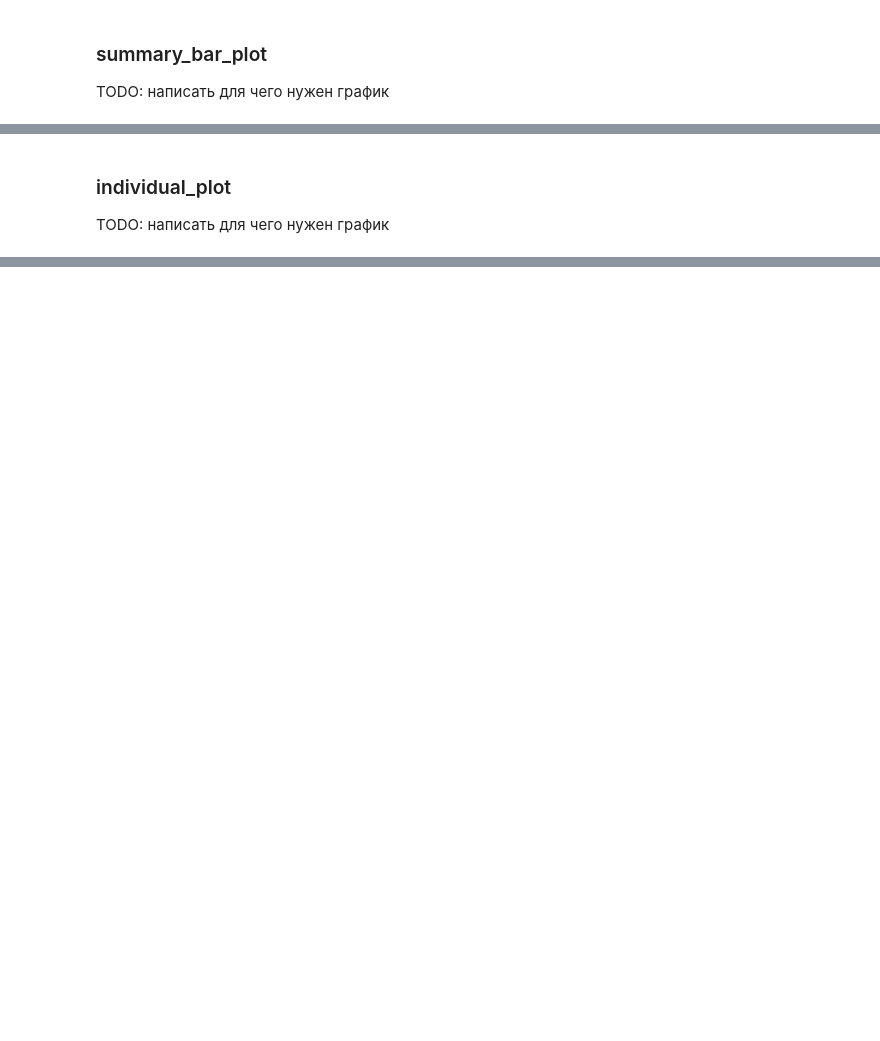
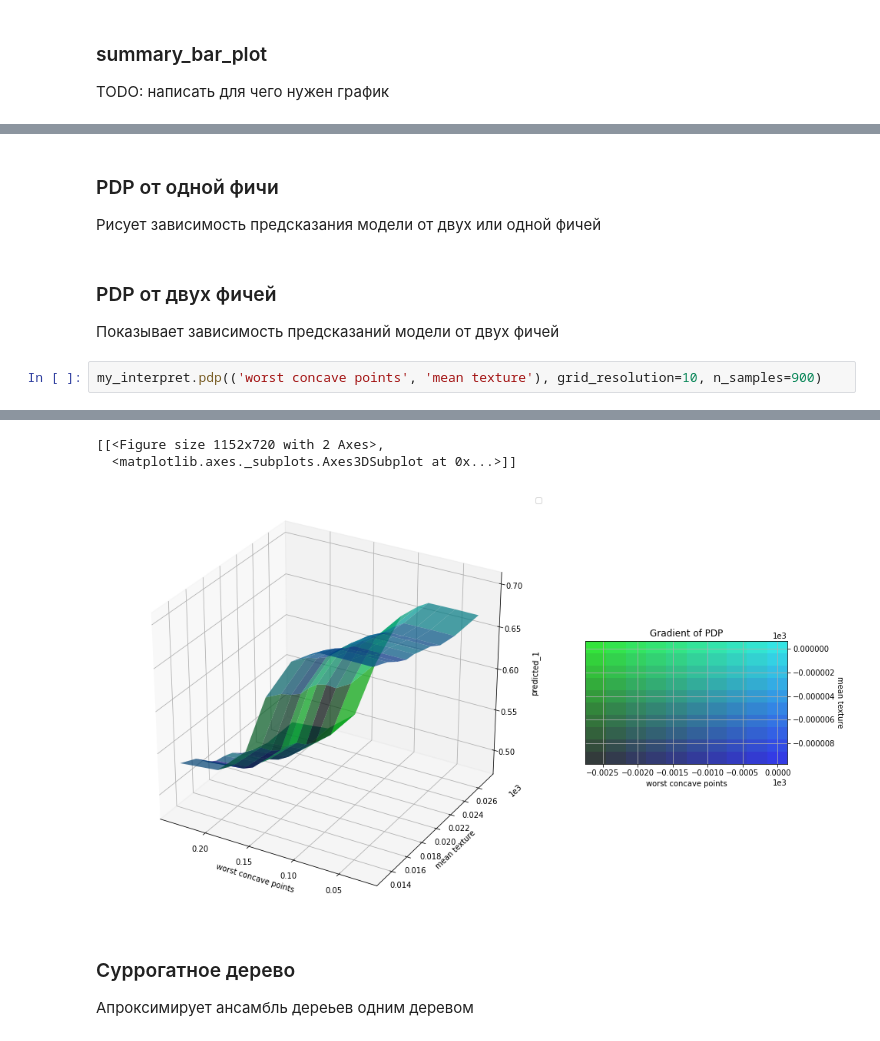
Before and after one commit to YanaSemenenya/INTERPRETATOR, a Jupyter notebook: Examples/BaseInterpretator_example.ipynb, the cells around one changed output, grey strips where cells are left out. Cells and saved outputs as stored; diff of their text form; blank space fills up the shorter version.

```diff
--- a/Examples/BaseInterpretator_example.ipynb
+++ b/Examples/BaseInterpretator_example.ipynb
@@ -50,3 +60,9 @@ my_interpret.shap(X, type = "summary_bar_plot")
-# %% [markdown]
-### individual_plot
-TODO: написать для чего нужен график
+# %% [markdown]
+### PDP от одной фичи
+Рисует зависимость предсказания модели от двух или одной фичей
+# %% [markdown]
+### PDP от двух фичей
+Показывает зависимость предсказаний модели от двух фичей
+# %%
+my_interpret.pdp(('worst concave points', 'mean texture'), grid_resolution=10, n_samples=900)
+# %% [output]
@@ -52,0 +72,6 @@ TODO: написать для чего нужен график
+[[<Figure size 1152x720 with 2 Axes>,
+  <matplotlib.axes._subplots.Axes3DSubplot at 0x...>]]
+[figure, added]
+# %% [markdown]
+### Суррогатное дерево
+Апроксимирует ансамбль дереьев одним деревом
```
Also changed, not shown: parts of 23 cells of this notebook.
